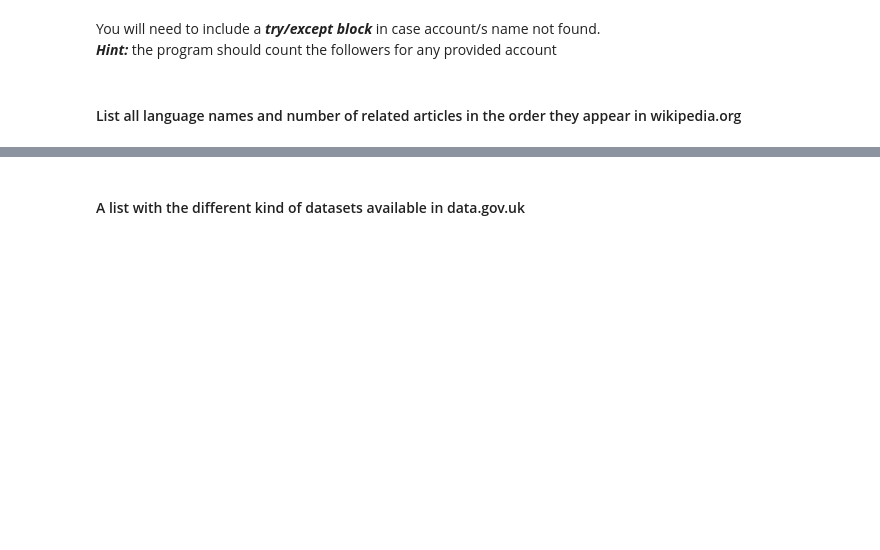
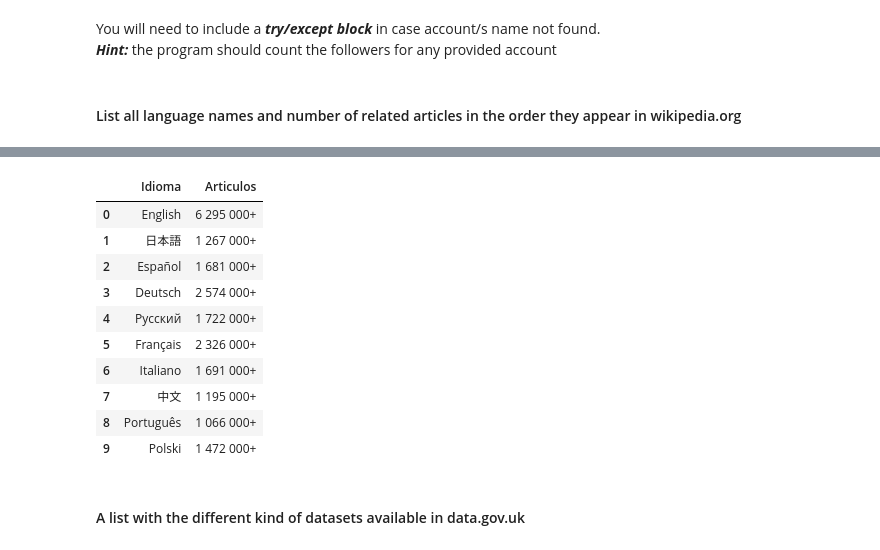
Before and after one commit to alejofloreso/lab-web-scrapping, a Jupyter notebook: your-code/main.ipynb, the cells around one changed output, grey strips where cells are left out. Drawn from its saved outputs; the diff is of its cells as text; code cells hidden in the pictures; blank space fills up the shorter version.

```diff
--- a/your-code/main.ipynb
+++ b/your-code/main.ipynb
@@ -303,3 +357,6 @@ url = 'https://twitter.com/'
 # %%
 # This is the url you will scrape in this exercise
 url = 'https://www.wikipedia.org/'
+html = requests.get(url).content
+soup = BeautifulSoup(html, 'lxml')
+soup
@@ -308,3 +381,23 @@ url = 'https://www.wikipedia.org/'
+# %%
+#your code
+idiomas = soup.find_all('div', {'class':'central-featured-lang'})
+idiomas_clean = [re.sub('\xa0',' ', idiom.text.strip('\n')).split('\n') for idiom in idiomas]
+Sub_lista = [[re.sub('\+.*','+',i) for i in sub_list] for sub_list in idiomas_clean]
+Sub_lista
+df_lang = pd.DataFrame(Sub_lista, columns=['Idioma', 'Articulos'])
+df_lang
+# %% [output]
+|  | Idioma | Articulos |
+| 0 | English | 6 295 000+ |
+| 1 | 日本語 | 1 267 000+ |
+| 2 | Español | 1 681 000+ |
+| 3 | Deutsch | 2 574 000+ |
+| 4 | Русский | 1 722 000+ |
+| 5 | Français | 2 326 000+ |
+| 6 | Italiano | 1 691 000+ |
+| 7 | 中文 | 1 195 000+ |
+| 8 | Português | 1 066 000+ |
+| 9 | Polski | 1 472 000+ |
 # %% [markdown]
 #### A list with the different kind of datasets available in data.gov.uk
 # %%
```
Also changed, not shown: parts of 11 cells of this notebook.
